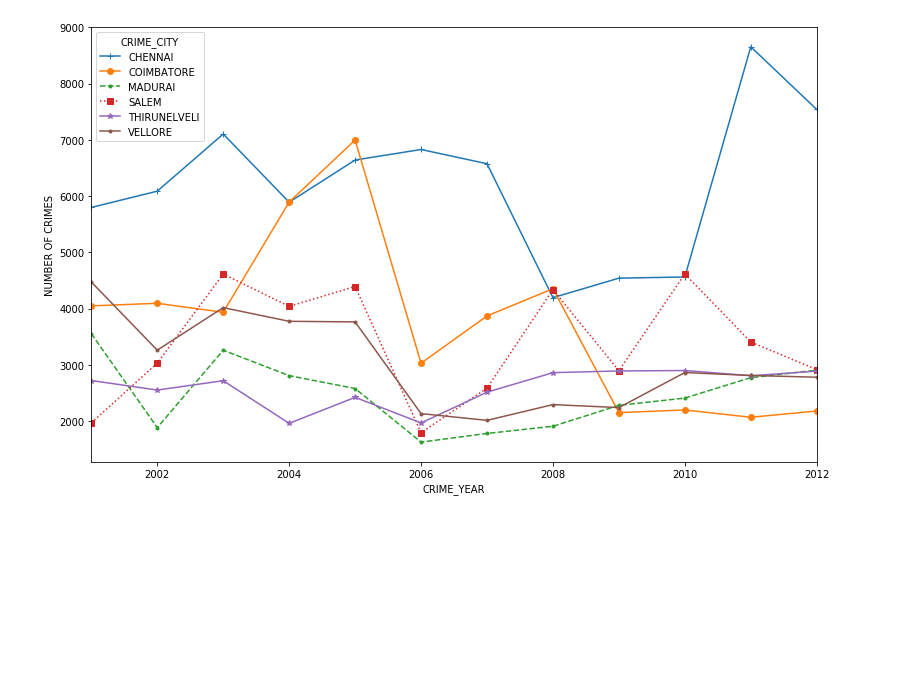
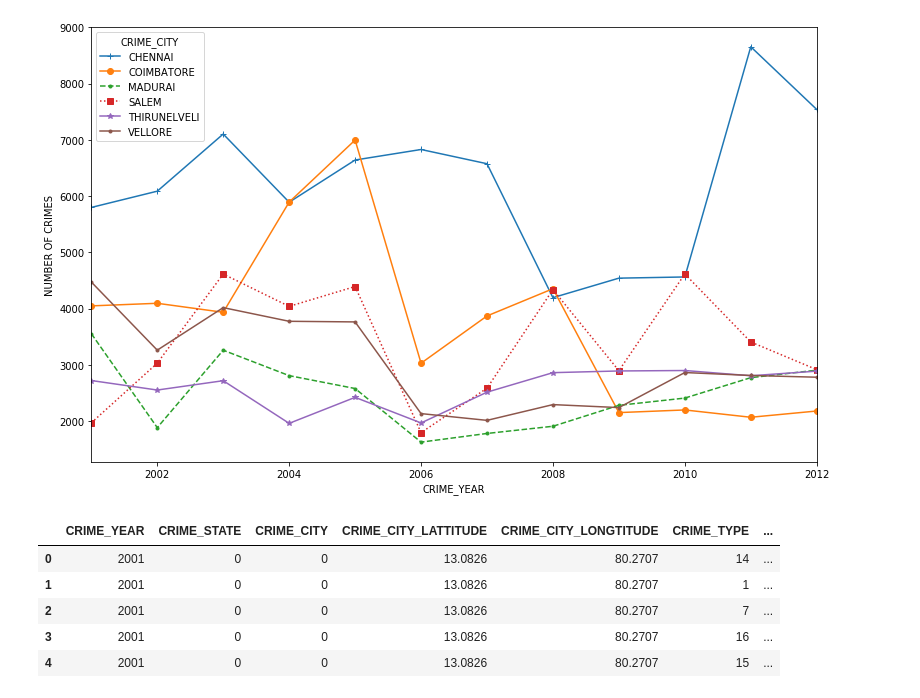
Before and after one commit to Ferdib-Al-Islam/crime-data-visualization-and-analysis, a Jupyter notebook: sowrozit_crime_tamilnadu.ipynb, the cells around one changed output. Cells and saved outputs as stored; diff of their text form; code cells hidden in the pictures; blank space fills up the shorter version.

```diff
--- a/sowrozit_crime_tamilnadu.ipynb
+++ b/sowrozit_crime_tamilnadu.ipynb
@@ -63,3 +70,24 @@ data.groupby(['CRIME_YEAR', 'CRIME_CITY']).sum()['NUMBER_OF_CRIME_IN_THE_CRIME_T
 # %% [output]
 <matplotlib.axes._subplots.AxesSubplot at 0x...>
 [figure]
+# %%
+le = LabelEncoder()
+# Iterating over all the common columns in train and test
+for col in data.columns.values:
+  # Encoding only categorical variables
+  if data[col].dtypes=='object':
+  # Using whole data to form an exhaustive list of levels
+    data_copy=data[col].append(data[col])
+    le.fit(data_copy.values)
+    data[col]=le.transform(data[col])
+# %%
+# after label encoding
+
+data.head()
+# %% [output]
+|  | CRIME_YEAR | CRIME_STATE | CRIME_CITY | CRIME_CITY_LATTITUDE | CRIME_CITY_LONGTITUDE | CRIME_TYPE | ... |
+| 0 | 2001 | 0 | 0 | 13.0826 | 80.2707 | 14 | ... |
+| 1 | 2001 | 0 | 0 | 13.0826 | 80.2707 | 1 | ... |
+| 2 | 2001 | 0 | 0 | 13.0826 | 80.2707 | 7 | ... |
+| 3 | 2001 | 0 | 0 | 13.0826 | 80.2707 | 16 | ... |
+| 4 | 2001 | 0 | 0 | 13.0826 | 80.2707 | 15 | ... |
```
Also changed, not shown: parts of 5 cells of this notebook.
